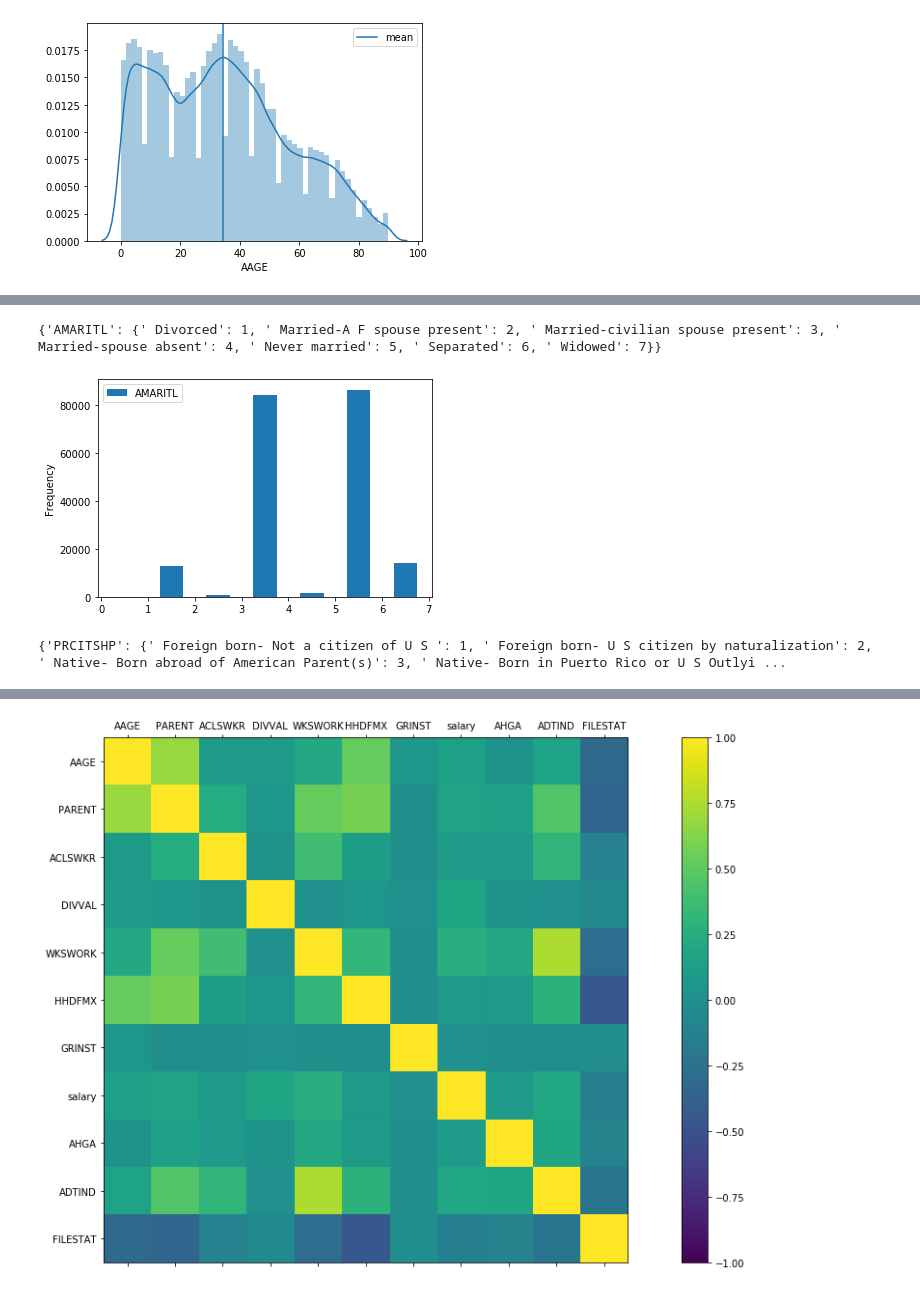
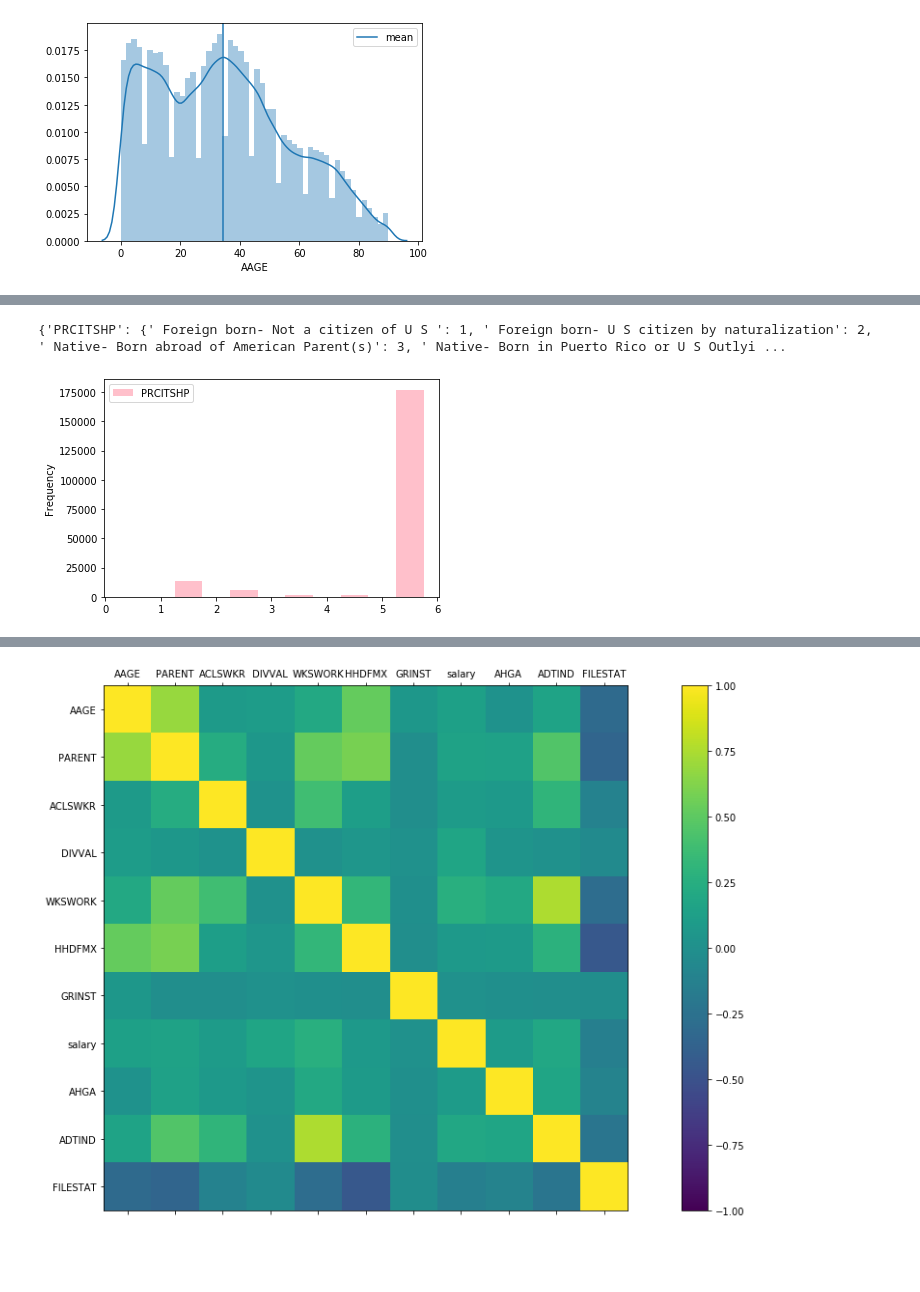
Before and after one commit to emnajaoua/us_census_challenge, a Jupyter notebook: data_exploration_notebook.ipynb, the cells around one changed output, grey strips where cells are left out. Cells and saved outputs as stored; diff of their text form; code cells hidden in the pictures; blank space fills up the shorter version.

```diff
--- a/data_exploration_notebook.ipynb
+++ b/data_exploration_notebook.ipynb
@@ -161,25 +172,16 @@ plt.show()
 # %%
-labels = df_train['AMARITL'].astype('category').cat.categories.tolist()
-replace_map_comp = {'AMARITL' : {k: v for k,v in zip(labels,list(range(1,len(labels)+1)))}}
+#Encoding of the column Citizenship
 
-print(replace_map_comp)
-df_replace = df_train.copy()
-df_replace.replace(replace_map_comp, inplace=True)
+labels = df_train['PRCITSHP'].astype('category').cat.categories.tolist()
+replace_map_comp_citizenship = {'PRCITSHP' : {k: v for k,v in zip(labels,list(range(1,len(labels)+1)))}}
+
+print(replace_map_comp_citizenship)
+df_replace_cit = df_train.copy()
+df_replace_cit.replace(replace_map_comp_citizenship, inplace=True)
+
+#Visualization of the column Citizenship
+df_replace_cit[['PRCITSHP']].plot(kind='hist',bins=[0,1,2,3,4,5,6],rwidth=0.5, color='pink')
+plt.show()
 # %% [output]
-{'AMARITL': {' Divorced': 1, ' Married-A F spouse present': 2, ' Married-civilian spouse present': 3, ' Married-spouse absent': 4, ' Never married': 5, ' Separated': 6, ' Widowed': 7}}
+{'PRCITSHP': {' Foreign born- Not a citizen of U S ': 1, ' Foreign born- U S citizen by naturalization': 2, ' Native- Born abroad of American Parent(s)': 3, ' Native- Born in Puerto Rico or U S Outlyi ...
+[figure, added]
-# %%
-df_replace[['AMARITL']].plot(kind='hist',bins=[0,1,2,3,4,5,6,7],rwidth=0.5)
-plt.show()
-# %% [output]
-[figure, removed]
-# %%
-#Encoding of the column Citizenship
-
-labels = df_train['PRCITSHP'].astype('category').cat.categories.tolist()
-replace_map_comp_citizenship = {'PRCITSHP' : {k: v for k,v in zip(labels,list(range(1,len(labels)+1)))}}
-
-print(replace_map_comp_citizenship)
-df_replace_cit = df_train.copy()
-df_replace_cit.replace(replace_map_comp_citizenship, inplace=True)
-# %% [output]
-{'PRCITSHP': {' Foreign born- Not a citizen of U S ': 1, ' Foreign born- U S citizen by naturalization': 2, ' Native- Born abroad of American Parent(s)': 3, ' Native- Born in Puerto Rico or U S Outlyi ...
```
Also changed, not shown: parts of 9 cells of this notebook.
